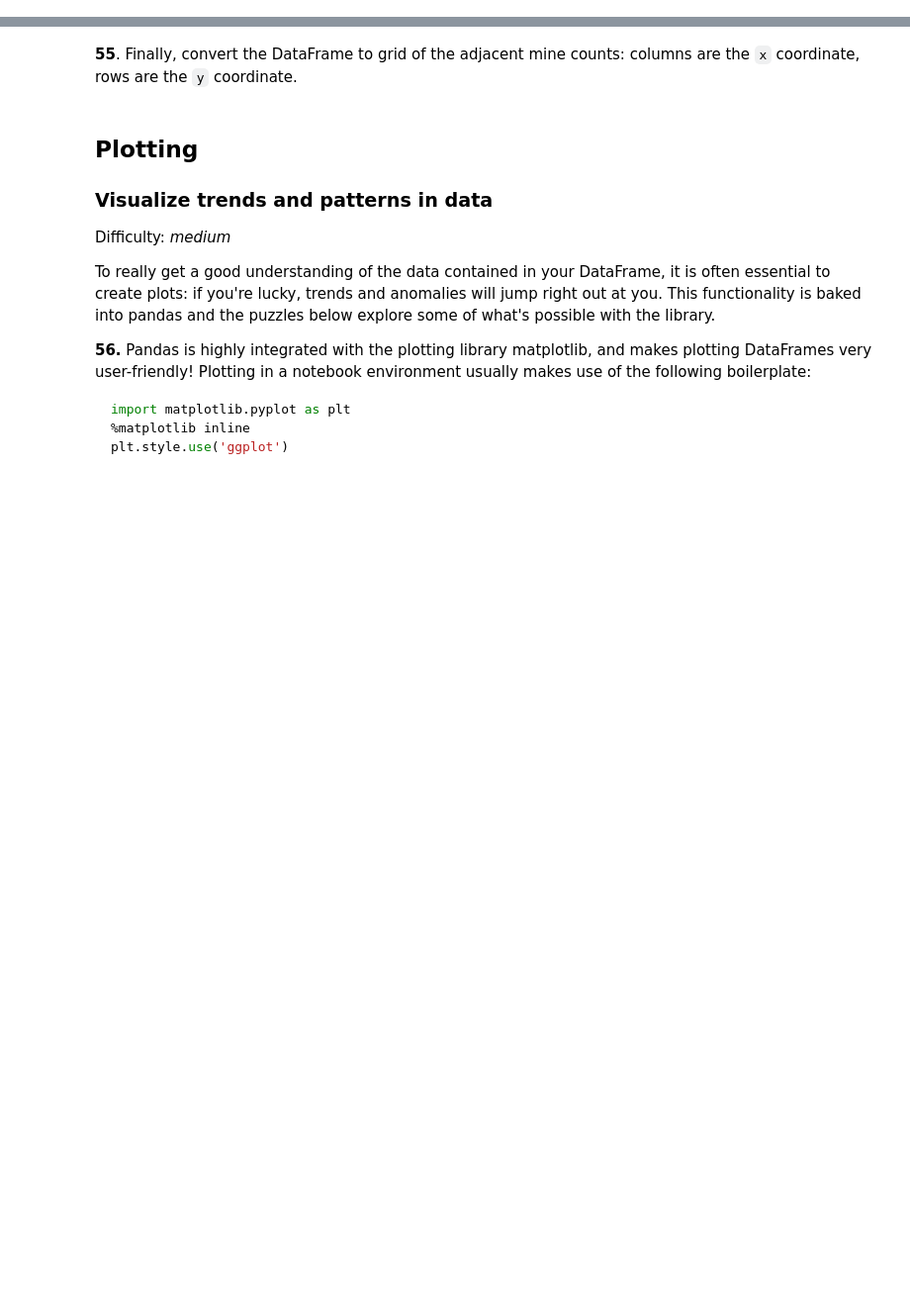
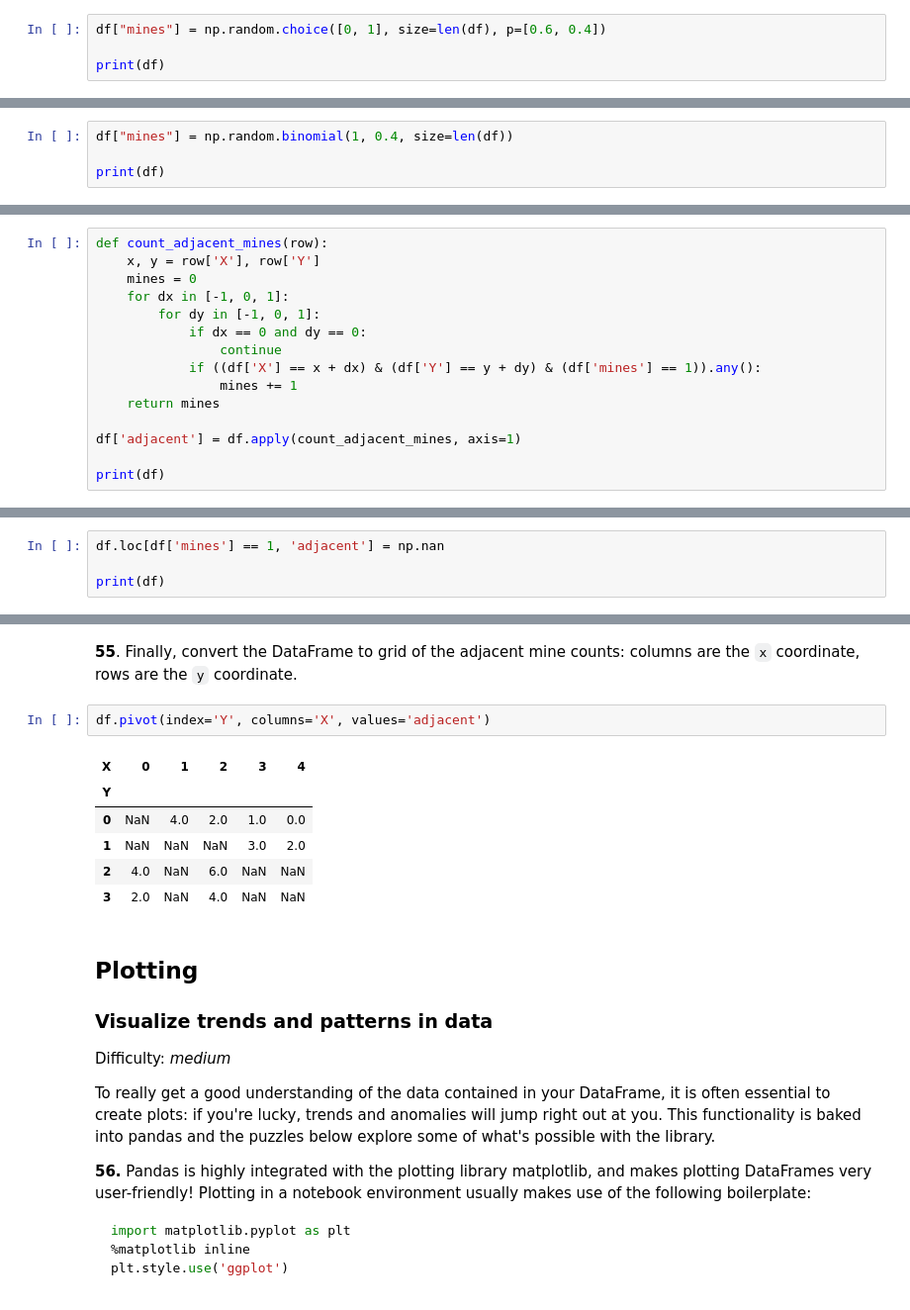
Before and after one commit to shahsmit2121/100-pandas-puzzles, a Jupyter notebook: 100-pandas-puzzles.ipynb, the cells around one changed output, grey strips where cells are left out. Shown at 99% size. Drawn from its saved outputs; the diff is of its cells as text; blank space fills up the shorter version.

```diff
--- a/100-pandas-puzzles.ipynb
+++ b/100-pandas-puzzles.ipynb
@@ -1101,2 +1209,6 @@ To begin, generate a DataFrame `df` with two columns, `'x'` and `'y'` containing
 # %% [markdown]
 **52**. For this DataFrame `df`, create a new column of zeros (safe) and ones (mine). The probability of a mine occuring at each location should be 0.4.
+# %%
+df["mines"] = np.random.choice([0, 1], size=len(df), p=[0.6, 0.4])
+
+print(df)
@@ -1103,4 +1233,23 @@ To begin, generate a DataFrame `df` with two columns, `'x'` and `'y'` containing
+# %%
+df["mines"] = np.random.binomial(1, 0.4, size=len(df))
+
+print(df)
 # %% [markdown]
 **53**. Now create a new column for this DataFrame called `'adjacent'`. This column should contain the number of mines found on adjacent squares in the grid.
 
 (E.g. for the first row, which is the entry for the coordinate `(0, 0)`, count how many mines are found on the coordinates `(0, 1)`, `(1, 0)` and `(1, 1)`.)
+# %%
+def count_adjacent_mines(row):
+    x, y = row['X'], row['Y']
+    mines = 0
+    for dx in [-1, 0, 1]:
+        for dy in [-1, 0, 1]:
+            if dx == 0 and dy == 0:
+                continue
+            if ((df['X'] == x + dx) & (df['Y'] == y + dy) & (df['mines'] == 1)).any():
+                mines += 1
+    return mines
+
+df['adjacent'] = df.apply(count_adjacent_mines, axis=1)
+
+print(df)
@@ -1107,2 +1274,6 @@ To begin, generate a DataFrame `df` with two columns, `'x'` and `'y'` containing
 # %% [markdown]
 **54**. For rows of the DataFrame that contain a mine, set the value in the `'adjacent'` column to NaN.
+# %%
+df.loc[df['mines'] == 1, 'adjacent'] = np.nan
+
+print(df)
@@ -1109,5 +1298,14 @@ To begin, generate a DataFrame `df` with two columns, `'x'` and `'y'` containing
 # %% [markdown]
 **55**. Finally, convert the DataFrame to grid of the adjacent mine counts: columns are the `x` coordinate, rows are the `y` coordinate.
+# %%
+df.pivot(index='Y', columns='X', values='adjacent')
+# %% [output]
+| X | 0 | 1 | 2 | 3 | 4 |
+| Y |  |  |  |  |  |
+| 0 | NaN | 4.0 | 2.0 | 1.0 | 0.0 |
+| 1 | NaN | NaN | NaN | 3.0 | 2.0 |
+| 2 | 4.0 | NaN | 6.0 | NaN | NaN |
+| 3 | 2.0 | NaN | 4.0 | NaN | NaN |
 # %% [markdown]
 ## Plotting
 
```
Also changed, not shown: parts of 23 cells of this notebook.
